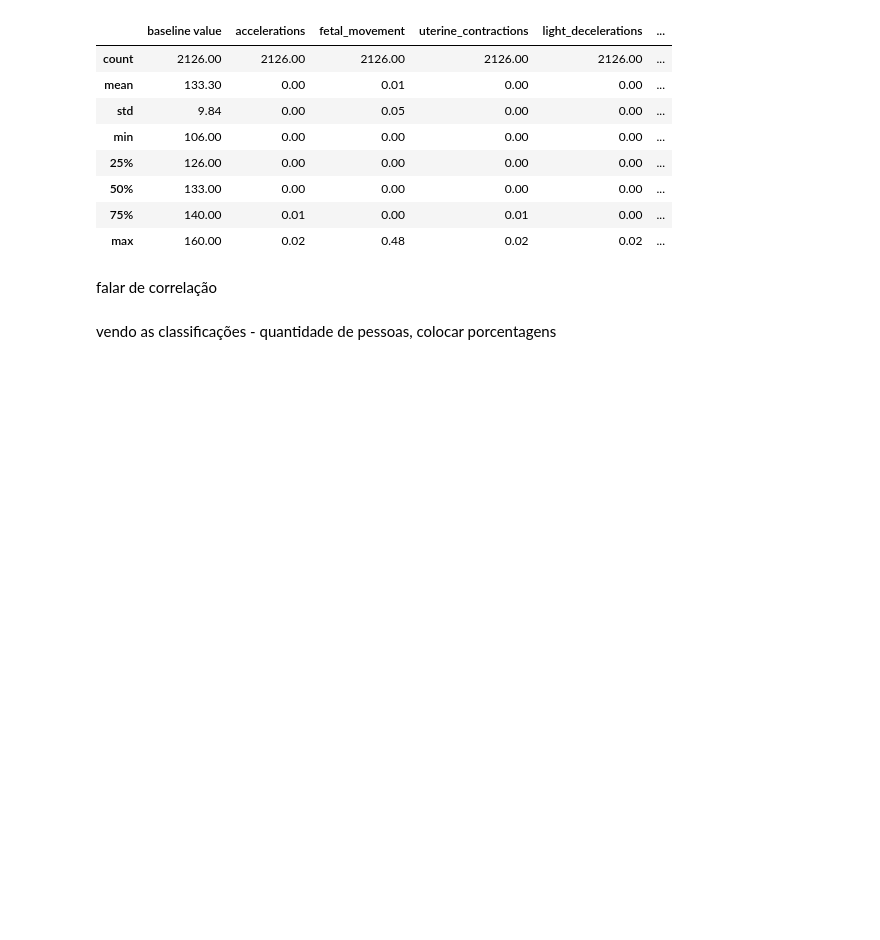
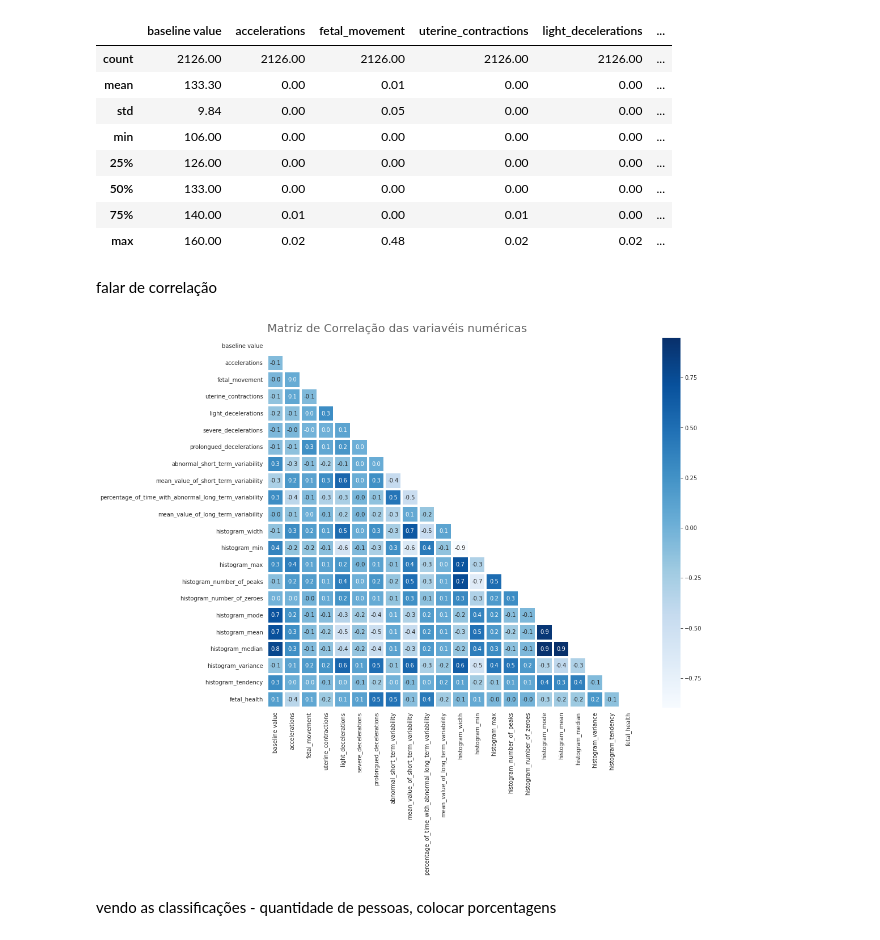
Before and after one commit to FerrazThales/Fetal_Health_Classification, a Jupyter notebook: Fetal_Health_Classification_with_Pycaret.ipynb, the cells around one changed output. Cells and saved outputs as stored; diff of their text form; code cells hidden in the pictures; blank space fills up the shorter version.

```diff
--- a/Fetal_Health_Classification_with_Pycaret.ipynb
+++ b/Fetal_Health_Classification_with_Pycaret.ipynb
@@ -218,3 +259,18 @@ matriz_de_correlacao = df.corr()
+# %%
+#criando a matriz de correlacao
+matriz_de_correlacao = df.corr()
+
+#criacao de uma mascara
+mascara = np.zeros_like(matriz_de_correlacao)
+mascara[np.triu_indices_from(mascara)] = True
+
+#plotando o gráfico de correlação
+with sns.axes_style('white'):
+  fig,ax = plt.subplots(figsize=(16,12))
+  sns.heatmap(matriz_de_correlacao,mask=mascara,square=True,annot=True,cmap='Blues',fmt='.1f',linewidths=3,ax=ax)
+  ax.set_title('Matriz de Correlação das variavéis numéricas',loc='left',pad=10,fontdict={'fontsize':20},color='#666666')
+# %% [output]
+[figure, added]
 # %% [markdown]
 vendo as classificações - quantidade de pessoas, colocar porcentagens
 # %%
```
Also changed, not shown: parts of 56 cells of this notebook.
